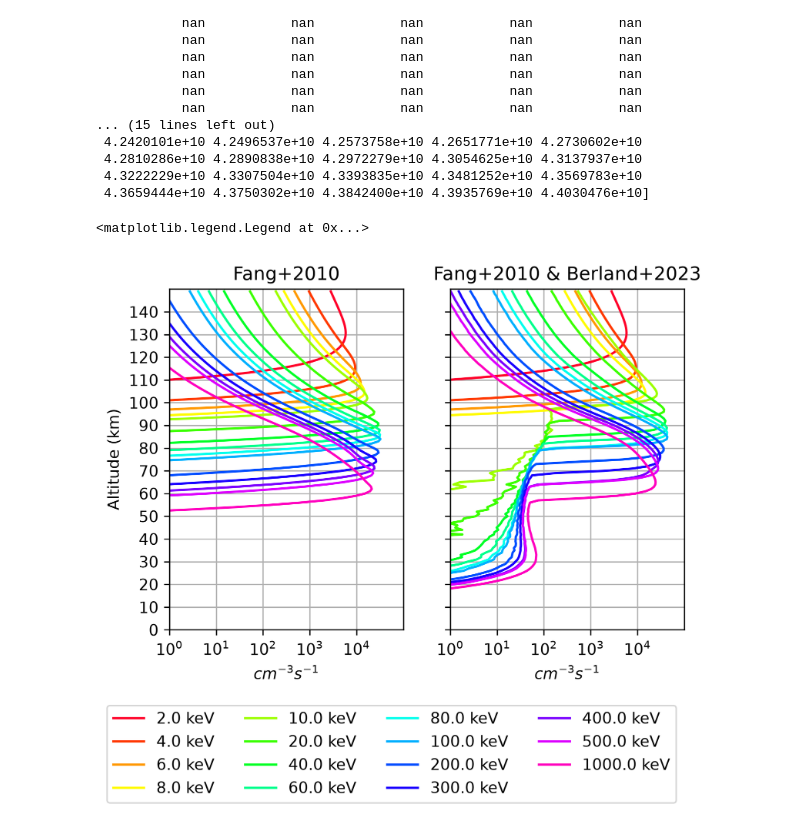
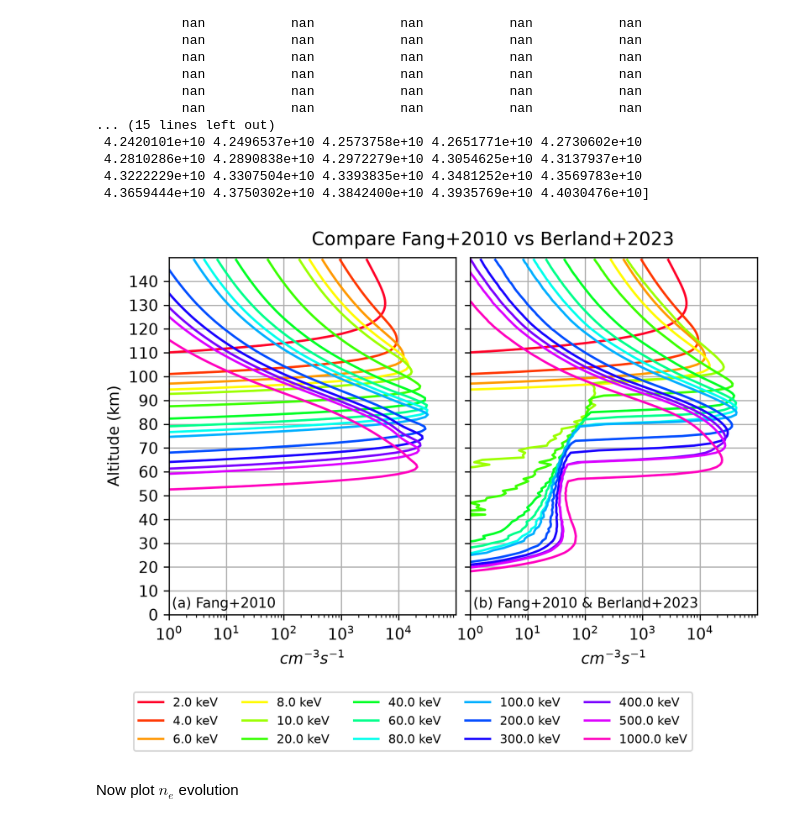
Before and after one commit to mshumko/pyGPI5, a Jupyter notebook: tutorials/RunExamples.ipynb, the cells around one changed output. Saved outputs shown, nothing was run; the diff lists cells and outputs as text; code cells hidden in the pictures.

```diff
--- a/tutorials/RunExamples.ipynb
+++ b/tutorials/RunExamples.ipynb
@@ -346,7 +346,7 @@ chem_g4epp.Set_Inital_Ionization(tUnix,glat,glon,min_alt_km,max_alt_km,AltStepKm
  4.3222229e+10 4.3307504e+10 4.3393835e+10 4.3481252e+10 4.3569783e+10
  4.3659444e+10 4.3750302e+10 4.3842400e+10 4.3935769e+10 4.4030476e+10]
 # %%
-f,ax = plt.subplots(1,2, sharey=True, dpi=300, figsize=(6,4),facecolor="w")
+f,ax = plt.subplots(1,2, sharex=True, sharey=True, dpi=300, figsize=(6,4), facecolor="w")
 
 EeV = numpy.array([2.,4.,6.,8.,10.,20.,40.,60.,80.,100.,200.,300.,400.,500.,1000.])*1000.
 QeV = numpy.array([1.]) # mW/m^2
@@ -355,35 +355,39 @@ color = plt.cm.gist_rainbow(numpy.linspace(0, 1, EeV.shape[0]))
 
 k = 0
 for iEnergy in EeV:
     qZ, qZE,qfoo = ionization.Ionization(numpy.array([iEnergy]),QeV,min_alt_km,max_alt_km,AltStepKm,tUnix,glat,glon)
     qZ[qZ<1e-2] = 1e-2
     ax[0].semilogx(qZ, chem_g4epp.altkm, color=color[k],label='%s keV'%(iEnergy/1000.))
     k=k+1
 ax[0].set_xlim([1,1e5])
 ax[0].set_ylim([0,150])
 ax[0].set_yticks(numpy.arange(chem_g4epp.altkm[0], chem_g4epp.altkm[-1]+1, 10))
 ax[0].set_ylabel('Altitude (km)')
-ax[0].set_title('Fang+2010')
 ax[0].set_xlabel(r'$cm^{-3} s^{-1}$')
 ax[0].set_xticks([1,1e1,1e2,1e3,1e4])
 ax[0].grid()
+ax[0].text(0.01, 0.01, '(a) Fang+2010', transform=ax[0].transAxes, va='bottom', fontsize=9)
 
 k = 0
 for iEnergy in EeV:
     qZ, qZE,qfoo = ionization.Ionization(numpy.array([iEnergy]),QeV,min_alt_km,max_alt_km,AltStepKm,tUnix,glat,glon, IonizationType='Fang+Berland')
     qZ[qZ<1e-2] = 1e-2
     ax[1].semilogx(qZ, chem_g4epp.altkm, color=color[k],label='%s keV'%(iEnergy/1000.))
     k=k+1
 ax[1].set_xlim([1,1e5])
 ax[1].set_ylim([0,150])
 ax[1].set_yticks(numpy.arange(chem_g4epp.altkm[0], chem_g4epp.altkm[-1]+1, 10))
 # ax[1].set_ylabel('Altitude (km)')
-ax[1].set_title('Fang+2010 & Berland+2023')
+plt.suptitle('Compare Fang+2010 vs Berland+2023')
 ax[1].set_xlabel(r'$cm^{-3} s^{-1}$')
 ax[1].set_xticks([1,1e1,1e2,1e3,1e4])
 ax[1].grid()
+ax[1].text(0.01, 0.01, '(b) Fang+2010 & Berland+2023', transform=ax[1].transAxes, va='bottom', fontsize=9)
 
-plt.legend(ncols=4, bbox_to_anchor=(-0.25, -0.2), loc='upper center')
+plt.legend(ncols=5, bbox_to_anchor=(-0.2, -0.2), loc='upper center', fontsize=8)
+plt.subplots_adjust(top=0.92, hspace=0.05, wspace=0.05, left=0.01)
+plt.savefig(pygpi5.plot_dir / 'figure5.png', bbox_inches='tight')
 # %% [output]
-<matplotlib.legend.Legend at 0x...>
-[figure, old version]
+[figure, new version]
+# %% [markdown]
+Now plot $n_e$ evolution
```
Also changed, not shown: parts of 4 cells of this notebook, 2 other files.
